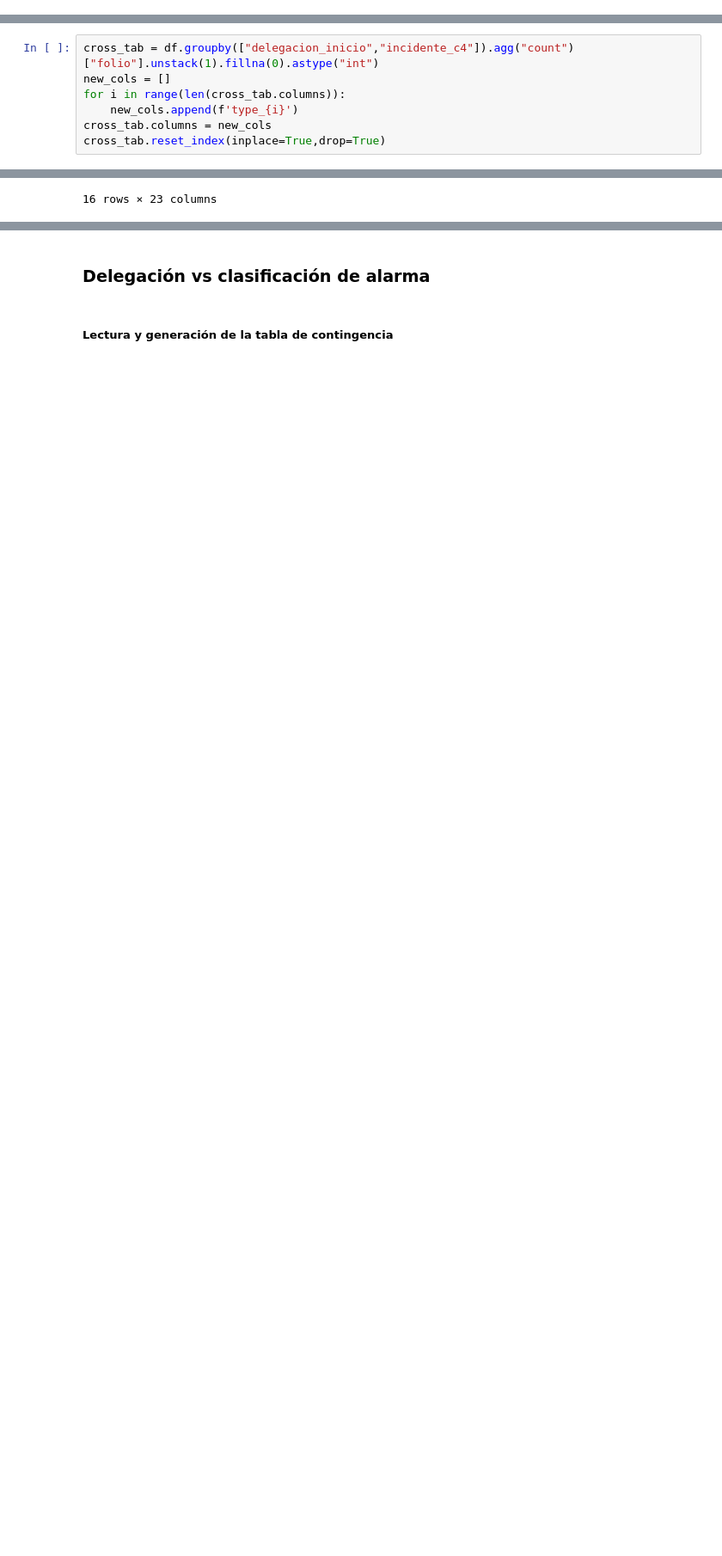
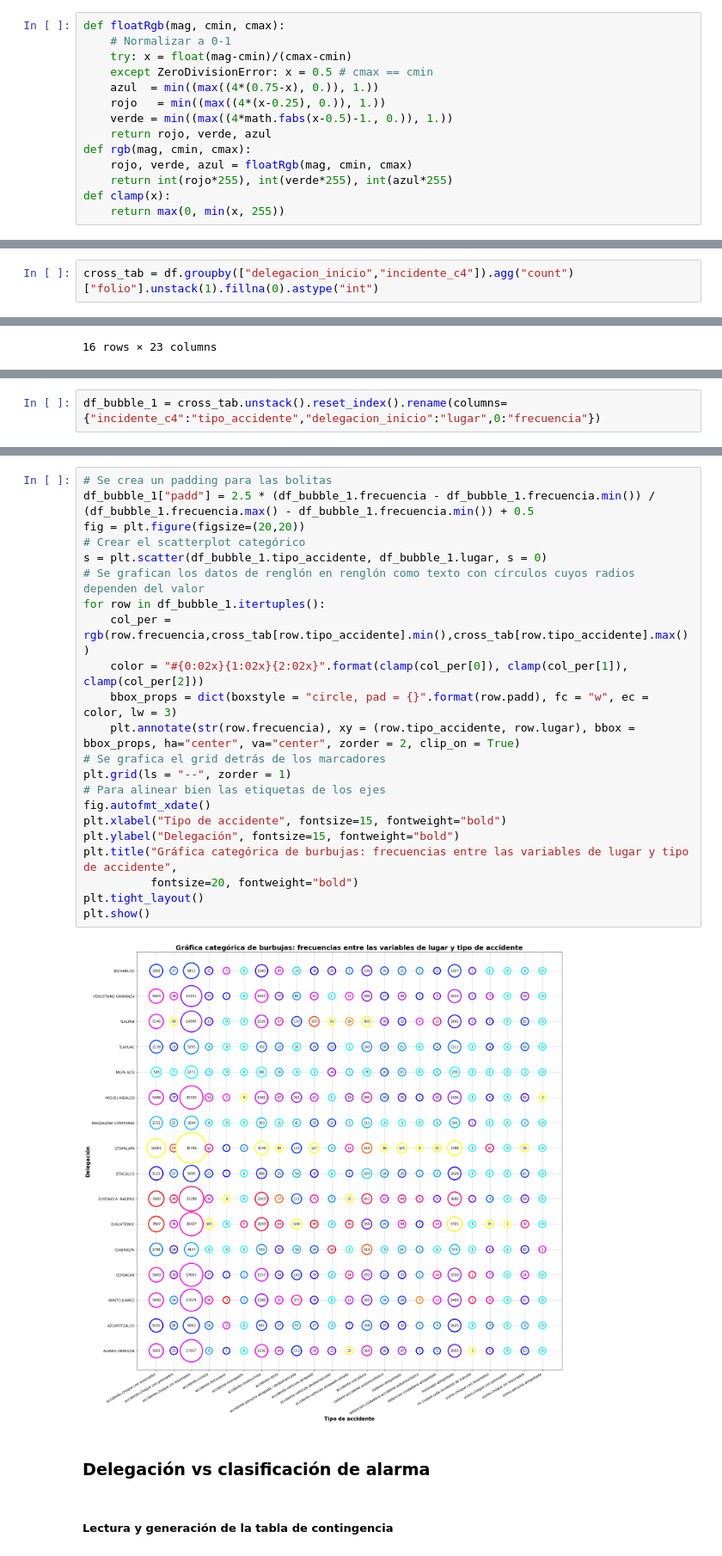
Before and after one commit to Mario-16180/BEDU-M4-DataAnalysisProject-CarAccidents, a Jupyter notebook: BEDU_DataAnalysis_CarAccidents.ipynb, the cells around one changed output, grey strips where cells are left out. Shown at 86% size. Drawn from its saved outputs; the diff is of its cells as text; blank space fills up the shorter version.

Commit message:
Chi2_BalloonPlots_HypothesisTesting

```diff
--- a/BEDU_DataAnalysis_CarAccidents.ipynb
+++ b/BEDU_DataAnalysis_CarAccidents.ipynb
@@ -24,3 +27,17 @@ df.head()
+# %%
+def floatRgb(mag, cmin, cmax):
+    # Normalizar a 0-1
+    try: x = float(mag-cmin)/(cmax-cmin)
+    except ZeroDivisionError: x = 0.5 # cmax == cmin
+    azul  = min((max((4*(0.75-x), 0.)), 1.))
+    rojo   = min((max((4*(x-0.25), 0.)), 1.))
+    verde = min((max((4*math.fabs(x-0.5)-1., 0.)), 1.))
+    return rojo, verde, azul
+def rgb(mag, cmin, cmax):
+    rojo, verde, azul = floatRgb(mag, cmin, cmax)
+    return int(rojo*255), int(verde*255), int(azul*255)
+def clamp(x):
+    return max(0, min(x, 255))
 # %% [markdown]
 # Test de chi cuadrada
 ## Análisis de dependencia entre la variable delegación con el tipo de incidente y clasificación de alarma
@@ -30,8 +47,3 @@ df.head()
 ##### Lectura y generación de la tabla de contingencia
 # %%
 cross_tab = df.groupby(["delegacion_inicio","incidente_c4"]).agg("count")["folio"].unstack(1).fillna(0).astype("int")
-new_cols = []
-for i in range(len(cross_tab.columns)):
-    new_cols.append(f'type_{i}')
-cross_tab.columns = new_cols
-cross_tab.reset_index(inplace=True,drop=True)
@@ -114,0 +108,2 @@ pd.DataFrame(expected)
+# %%
+df_bubble_1 = cross_tab.unstack().reset_index().rename(columns={"incidente_c4":"tipo_accidente","delegacion_inicio":"lugar",0:"frecuencia"})
@@ -115,3 +114,27 @@ pd.DataFrame(expected)
+# %%
+# Se crea un padding para las bolitas
+df_bubble_1["padd"] = 2.5 * (df_bubble_1.frecuencia - df_bubble_1.frecuencia.min()) / (df_bubble_1.frecuencia.max() - df_bubble_1.frecuencia.min()) + 0.5
+fig = plt.figure(figsize=(20,20))
+# Crear el scatterplot categórico
+s = plt.scatter(df_bubble_1.tipo_accidente, df_bubble_1.lugar, s = 0)
+# Se grafican los datos de renglón en renglón como texto con círculos cuyos radios dependen del valor
+for row in df_bubble_1.itertuples():
+    col_per = rgb(row.frecuencia,cross_tab[row.tipo_accidente].min(),cross_tab[row.tipo_accidente].max())
+    color = "#{0:02x}{1:02x}{2:02x}".format(clamp(col_per[0]), clamp(col_per[1]), clamp(col_per[2]))
+    bbox_props = dict(boxstyle = "circle, pad = {}".format(row.padd), fc = "w", ec = color, lw = 3)
+    plt.annotate(str(row.frecuencia), xy = (row.tipo_accidente, row.lugar), bbox = bbox_props, ha="center", va="center", zorder = 2, clip_on = True)
+# Se grafica el grid detrás de los marcadores
+plt.grid(ls = "--", zorder = 1)
+# Para alinear bien las etiquetas de los ejes
+fig.autofmt_xdate()
+plt.xlabel("Tipo de accidente", fontsize=15, fontweight="bold")
+plt.ylabel("Delegación", fontsize=15, fontweight="bold")
+plt.title("Gráfica categórica de burbujas: frecuencias entre las variables de lugar y tipo de accidente",
+          fontsize=20, fontweight="bold")
+plt.tight_layout()
+plt.show()
+# %% [output]
+[figure, added]
 # %% [markdown]
 ### Delegación vs clasificación de alarma
 # %% [markdown]
```
Also changed, not shown: parts of 15 cells of this notebook, 1 other file.
